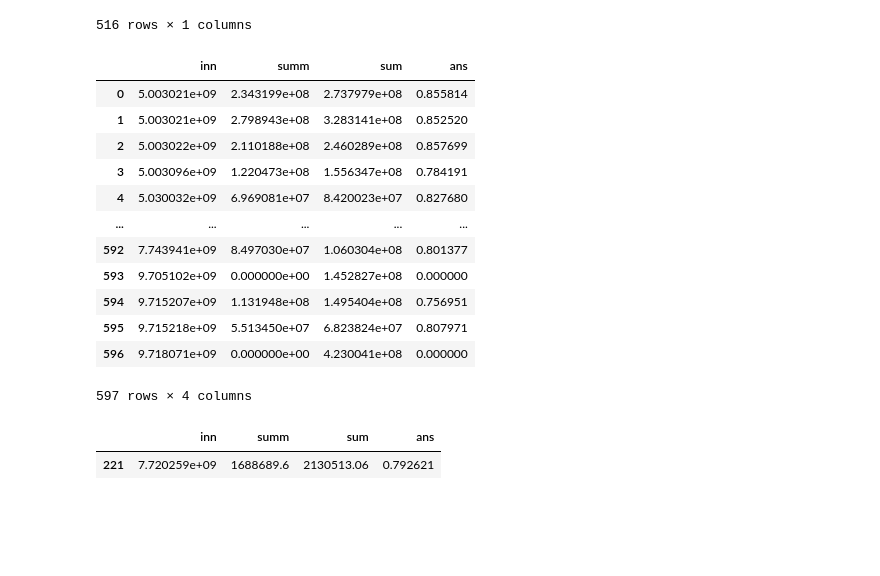
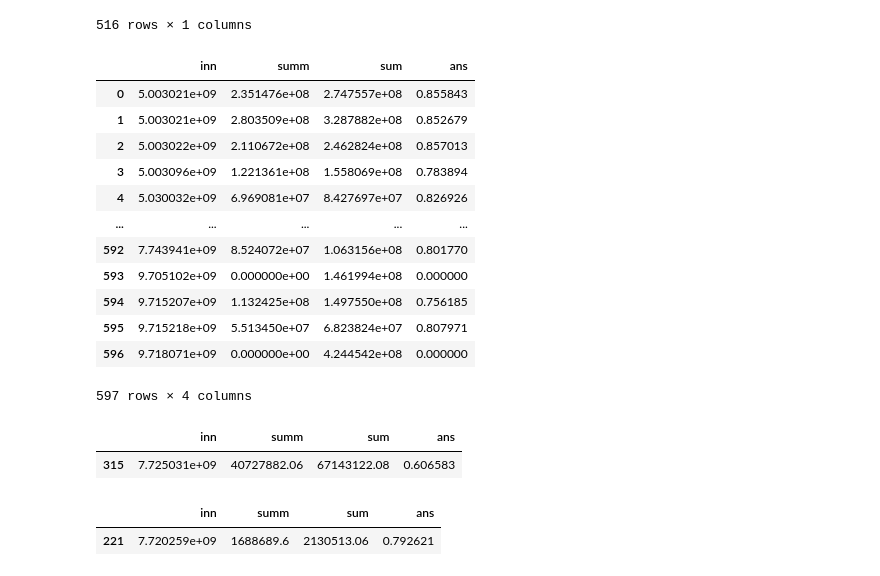
Before and after one commit to Mr-Maxraw/cfo-parser, a Jupyter notebook: counting/szp.ipynb, the cells around one changed output. Drawn from its saved outputs; the diff is of its cells as text; code cells hidden in the pictures; blank space fills up the shorter version.

```diff
--- a/counting/szp.ipynb
+++ b/counting/szp.ipynb
@@ -37,3 +37,6 @@ def create_res(months):
         else:
             res = pd.merge(res, load_data(months[i]), how='outer', on=['inn', 'snils'])
     return res
+# %%
+file = 'mar'
+d = pd.read_excel(path_to_data + file + '.xlsx')
@@ -606,23 +700,29 @@ def sum_fot(row, months):
 # %%
 prep['summ'] = prep.apply(lambda row: summ_isp(row, months), axis=1)
 val_1_3_ppl = prep[(prep.summ.isna() == False) & (prep.summ > 0)]
+val_1_3_ppl_2 = prep.copy()
 val_1_3 = prep[['inn'] + ['sum_' + month for month in months]].groupby('inn').sum().reset_index()
 val_1_3['sum'] = val_1_3.apply(lambda row: sum_fot(row, months), axis=1)
 prep = prep[['inn', 'summ']].groupby('inn').sum().reset_index()
 val_1_3 = pd.merge(prep[['inn', 'summ']], val_1_3[['inn', 'sum']], how='left', on='inn')
 val_1_3['ans'] = val_1_3['summ'] / val_1_3['sum']
 val_1_3
 # %% [output]
 |  | inn | summ | sum | ans |
-| 0 | 5.003021e+09 | 2.343199e+08 | 2.737979e+08 | 0.855814 |
-| 1 | 5.003021e+09 | 2.798943e+08 | 3.283141e+08 | 0.852520 |
-| 2 | 5.003022e+09 | 2.110188e+08 | 2.460289e+08 | 0.857699 |
-| 3 | 5.003096e+09 | 1.220473e+08 | 1.556347e+08 | 0.784191 |
-| 4 | 5.030032e+09 | 6.969081e+07 | 8.420023e+07 | 0.827680 |
+| 0 | 5.003021e+09 | 2.351476e+08 | 2.747557e+08 | 0.855843 |
+| 1 | 5.003021e+09 | 2.803509e+08 | 3.287882e+08 | 0.852679 |
+| 2 | 5.003022e+09 | 2.110672e+08 | 2.462824e+08 | 0.857013 |
+| 3 | 5.003096e+09 | 1.221361e+08 | 1.558069e+08 | 0.783894 |
+| 4 | 5.030032e+09 | 6.969081e+07 | 8.427697e+07 | 0.826926 |
 | ... | ... | ... | ... | ... |
-| 592 | 7.743941e+09 | 8.497030e+07 | 1.060304e+08 | 0.801377 |
-| 593 | 9.705102e+09 | 0.000000e+00 | 1.452827e+08 | 0.000000 |
-| 594 | 9.715207e+09 | 1.131948e+08 | 1.495404e+08 | 0.756951 |
+| 592 | 7.743941e+09 | 8.524072e+07 | 1.063156e+08 | 0.801770 |
+| 593 | 9.705102e+09 | 0.000000e+00 | 1.461994e+08 | 0.000000 |
+| 594 | 9.715207e+09 | 1.132425e+08 | 1.497550e+08 | 0.756185 |
 | 595 | 9.715218e+09 | 5.513450e+07 | 6.823824e+07 | 0.807971 |
-| 596 | 9.718071e+09 | 0.000000e+00 | 4.230041e+08 | 0.000000 |
+| 596 | 9.718071e+09 | 0.000000e+00 | 4.244542e+08 | 0.000000 |
 597 rows × 4 columns
+# %%
+val_1_3[val_1_3.inn == 7725031305]
+# %% [output]
+|  | inn | summ | sum | ans |
+| 315 | 7.725031e+09 | 40727882.06 | 67143122.08 | 0.606583 |
```
Also changed, not shown: parts of 27 cells of this notebook, 5 other files.
